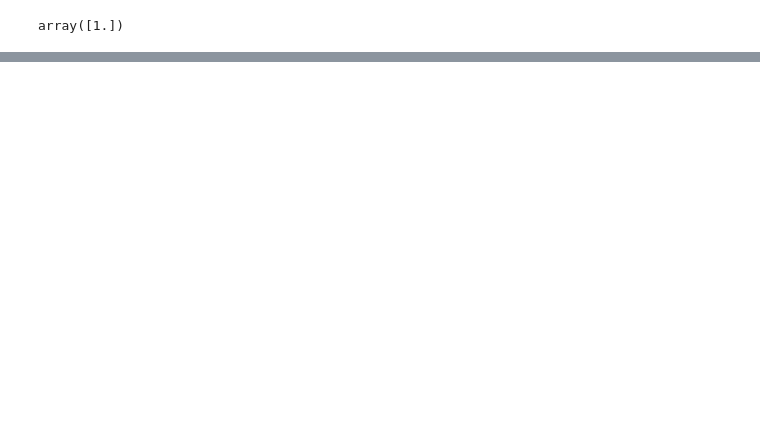
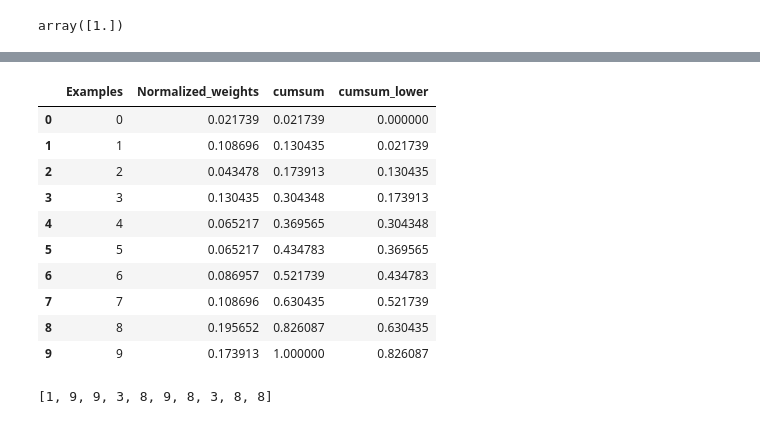
Before and after one commit to muzaffar21/ada_boost_from_scratch, a Jupyter notebook: ada_boost_from_scratch.ipynb, the cells around one changed output, grey strips where cells are left out. Cells and saved outputs as stored; diff of their text form; code cells hidden in the pictures; blank space fills up the shorter version.

```diff
--- a/ada_boost_from_scratch.ipynb
+++ b/ada_boost_from_scratch.ipynb
@@ -125,0 +269,6 @@ plot_decision_regions(X3, y3, dt1, legend=2)
+# %%
+df = pd.DataFrame()
+# %%
+df['Examples'] = range(10)
+df['Normalized_weights'] = [0.1, 0.5, 0.2, 0.6, 0.3, 0.3, 0.4, 0.5, 0.9, 0.8]
+df['Normalized_weights'] = df['Normalized_weights'] / df['Normalized_weights'].sum()
@@ -125,0 +284,22 @@ plot_decision_regions(X3, y3, dt1, legend=2)
+# %%
+df['cumsum'] = np.cumsum(df['Normalized_weights'])
+# %%
+df['cumsum_lower'] = df['cumsum']  - df['Normalized_weights']
+# %%
+df.head(10)
+# %% [output]
+|  | Examples | Normalized_weights | cumsum | cumsum_lower |
+| 0 | 0 | 0.021739 | 0.021739 | 0.000000 |
+| 1 | 1 | 0.108696 | 0.130435 | 0.021739 |
+| 2 | 2 | 0.043478 | 0.173913 | 0.130435 |
+| 3 | 3 | 0.130435 | 0.304348 | 0.173913 |
+| 4 | 4 | 0.065217 | 0.369565 | 0.304348 |
+| 5 | 5 | 0.065217 | 0.434783 | 0.369565 |
+| 6 | 6 | 0.086957 | 0.521739 | 0.434783 |
+| 7 | 7 | 0.108696 | 0.630435 | 0.521739 |
+| 8 | 8 | 0.195652 | 0.826087 | 0.630435 |
+| 9 | 9 | 0.173913 | 1.000000 | 0.826087 |
+# %%
+create_new_dataset_indices(df) # example 9 get selected more because it has more weight
+# %% [output]
+[1, 9, 9, 3, 8, 9, 8, 3, 8, 8]
```
Also changed, not shown: parts of 20 cells of this notebook.
